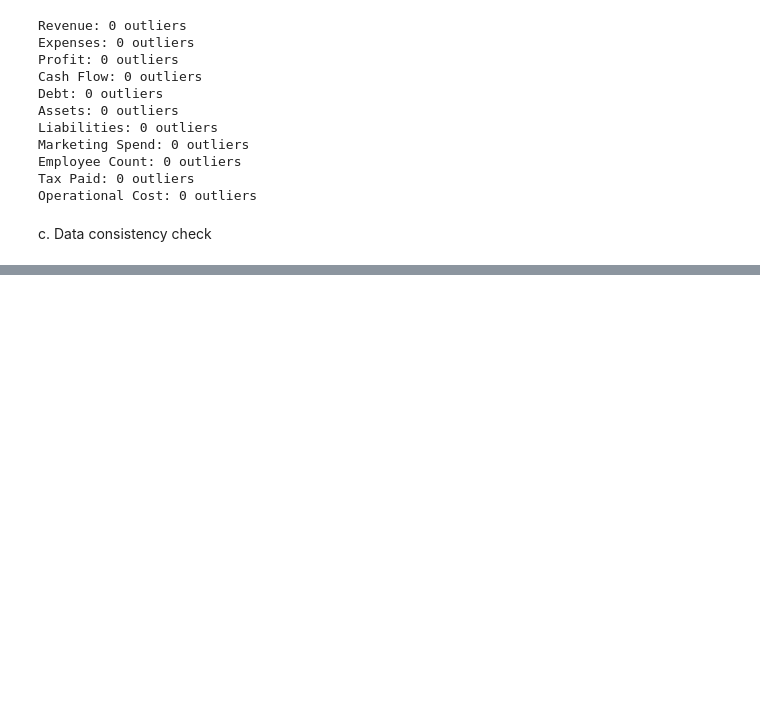
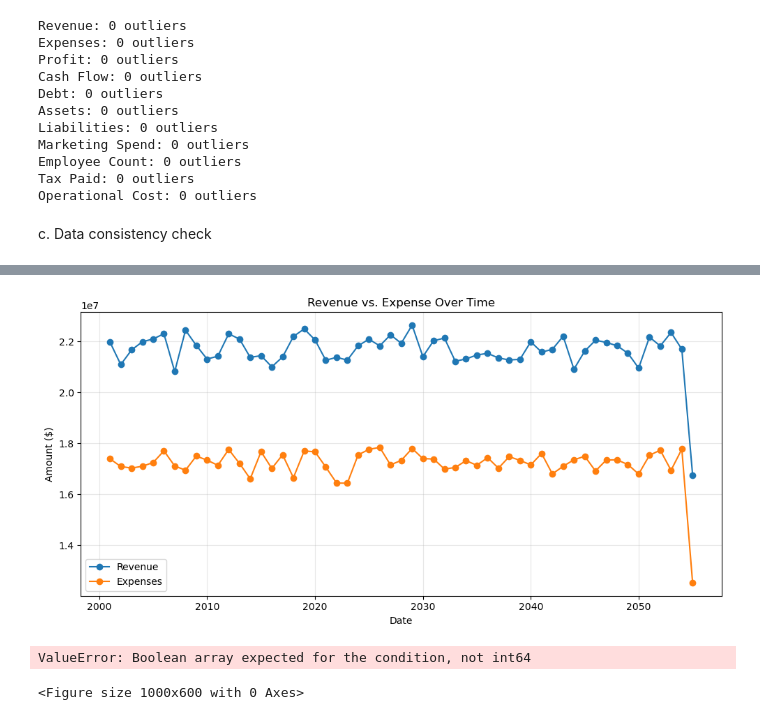
Before and after one commit to thepkcodes/Financial-Health-Analysis-for-a-Company, a Jupyter notebook: Python_Code.ipynb, the cells around one changed output, grey strips where cells are left out. Drawn from its saved outputs; the diff is of its cells as text; code cells hidden in the pictures; blank space fills up the shorter version.

```diff
--- a/Python_Code.ipynb
+++ b/Python_Code.ipynb
@@ -115,0 +113,31 @@ plt.show()
+# %%
+df['Date'] = pd.to_datetime(df['Date'])
+df = df.set_index('Date').sort_index()
+yearly = df.resample('YE').sum()[['Revenue', 'Expenses']]
+# %%
+plt.figure(figsize = (10, 5))
+plt.plot(yearly.index, yearly['Revenue'], marker = 'o', label = 'Revenue')
+plt.plot(yearly.index, yearly['Expenses'], marker = 'o', label = 'Expenses')
+plt.title('Revenue vs. Expense Over Time')
+plt.xlabel('Date')
+plt.ylabel('Amount ($)')
+plt.grid(alpha = 0.3)
+plt.legend()
+plt.tight_layout()
+plt.show()
+# %% [output]
+[figure, added]
+# %%
+# Box plots for identify the spread and outliers in profit and cash flow
+cols = df[['Profit', 'Cash Flow']]
+cols = cols.dropna()
+
+# Box plot for outlier detection
+plt.figure(figsize = (10, 6))
+cols.boxplot(vert = False)
+plt.title("Profit and Cash Flow Distribution ")
+plt.xticks(rotation = 45)
+plt.show()
+# %% [output]
+ValueError: Boolean array expected for the condition, not int64
+<Figure size 1000x600 with 0 Axes>
```
Also changed, not shown: parts of 6 cells of this notebook.
